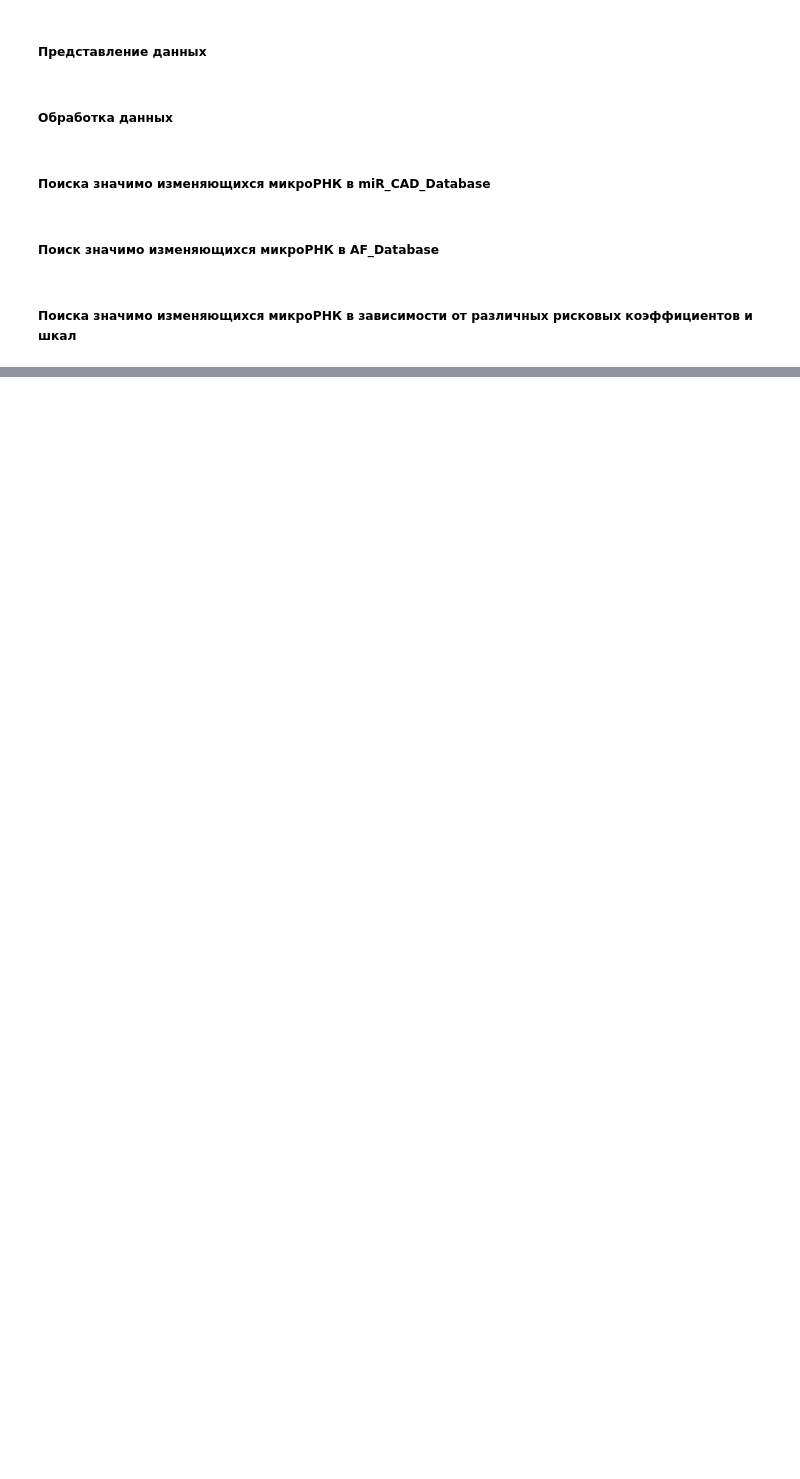
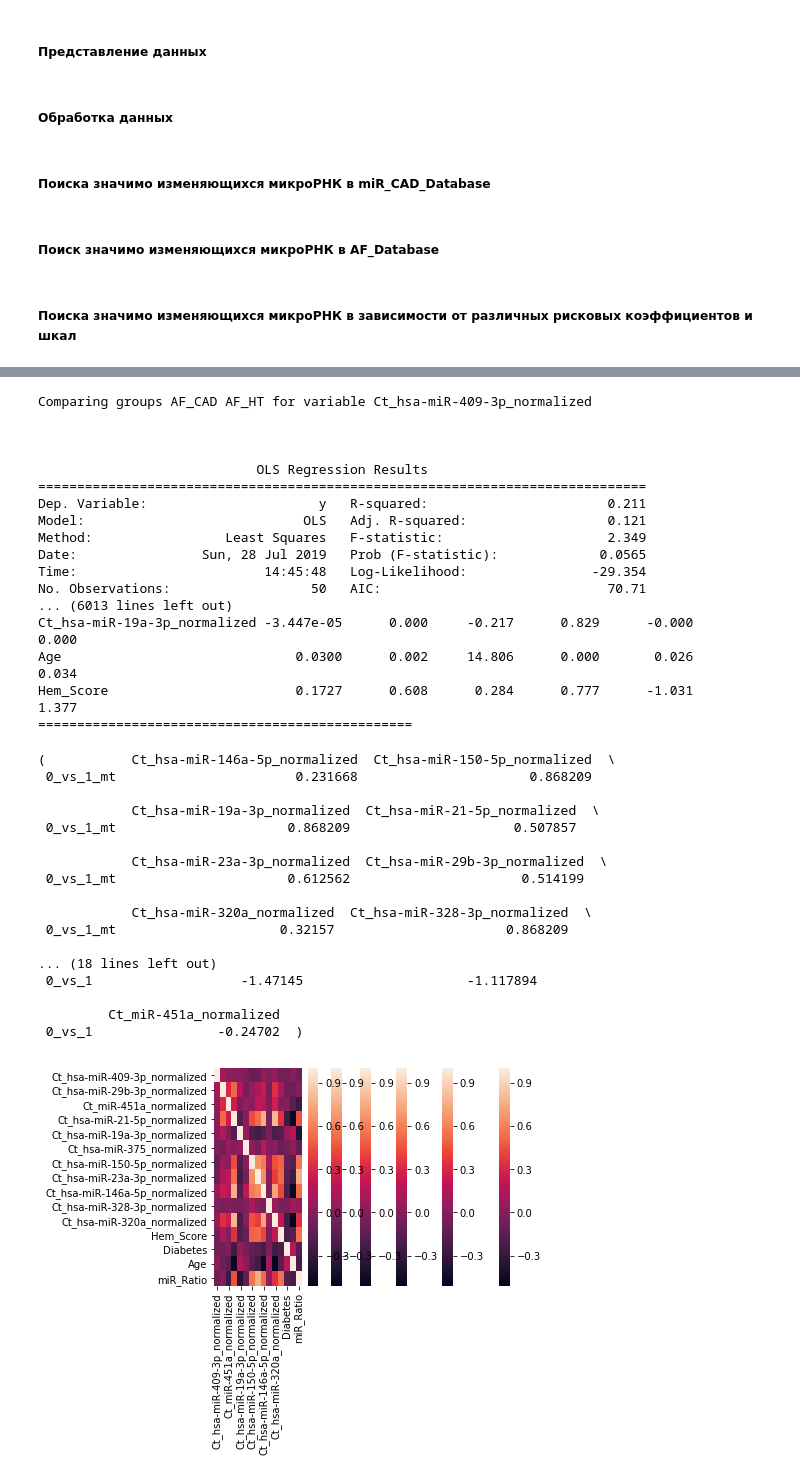
Before and after one commit to bioinformatics-IBCH/microRNA-cardio-significance-2019, a Jupyter notebook: microRNA significance for cardio diseases.ipynb, the cells around one changed output, grey strips where cells are left out. Cells and saved outputs as stored; diff of their text form; code cells hidden in the pictures; blank space fills up the shorter version.

Commit message:
Pure regression analysis

```diff
--- a/microRNA significance for cardio diseases.ipynb
+++ b/microRNA significance for cardio diseases.ipynb
@@ -204,6 +237,43 @@ finder = SignificantMicroRNAFinder(
 # %%
 finder.regression_with_confounding_factors()
 finder.regression_with_confounding_factors(group_column="CHA2DS2VASc_1")
 finder.regression_with_confounding_factors(group_column="CHA2DS2VASc_2")
 finder.regression_with_confounding_factors(group_column="SCORE_5")
 finder.regression_with_confounding_factors(group_column="ACC_AHA_7,5")
+finder.regression_with_confounding_factors(group_column="ACC_AHA_7,5")
+# %% [output]
+Comparing groups AF_CAD AF_HT for variable Ct_hsa-miR-409-3p_normalized
+
+
+
+                            OLS Regression Results
+==============================================================================
+Dep. Variable:                      y   R-squared:                       0.211
+Model:                            OLS   Adj. R-squared:                  0.121
+Method:                 Least Squares   F-statistic:                     2.349
+Date:                Sun, 28 Jul 2019   Prob (F-statistic):             0.0565
+Time:                        14:45:48   Log-Likelihood:                -29.354
+No. Observations:                  50   AIC:                             70.71
+... (6013 lines left out)
+Ct_hsa-miR-19a-3p_normalized -3.447e-05      0.000     -0.217      0.829      -0.000       0.000
+Age                              0.0300      0.002     14.806      0.000       0.026       0.034
+Hem_Score                        0.1727      0.608      0.284      0.777      -1.031       1.377
+================================================
+(           Ct_hsa-miR-146a-5p_normalized  Ct_hsa-miR-150-5p_normalized  \
+ 0_vs_1_mt                       0.231668                      0.868209
+
+            Ct_hsa-miR-19a-3p_normalized  Ct_hsa-miR-21-5p_normalized  \
+ 0_vs_1_mt                      0.868209                     0.507857
+
+            Ct_hsa-miR-23a-3p_normalized  Ct_hsa-miR-29b-3p_normalized  \
+ 0_vs_1_mt                      0.612562                      0.514199
+
+            Ct_hsa-miR-320a_normalized  Ct_hsa-miR-328-3p_normalized  \
+ 0_vs_1_mt                     0.32157                      0.868209
+
+... (18 lines left out)
+ 0_vs_1                   -1.47145                     -1.117894
+
+         Ct_miR-451a_normalized
+ 0_vs_1                -0.24702  )
+[figure, added]
```
Also changed, not shown: parts of 3 cells of this notebook.
